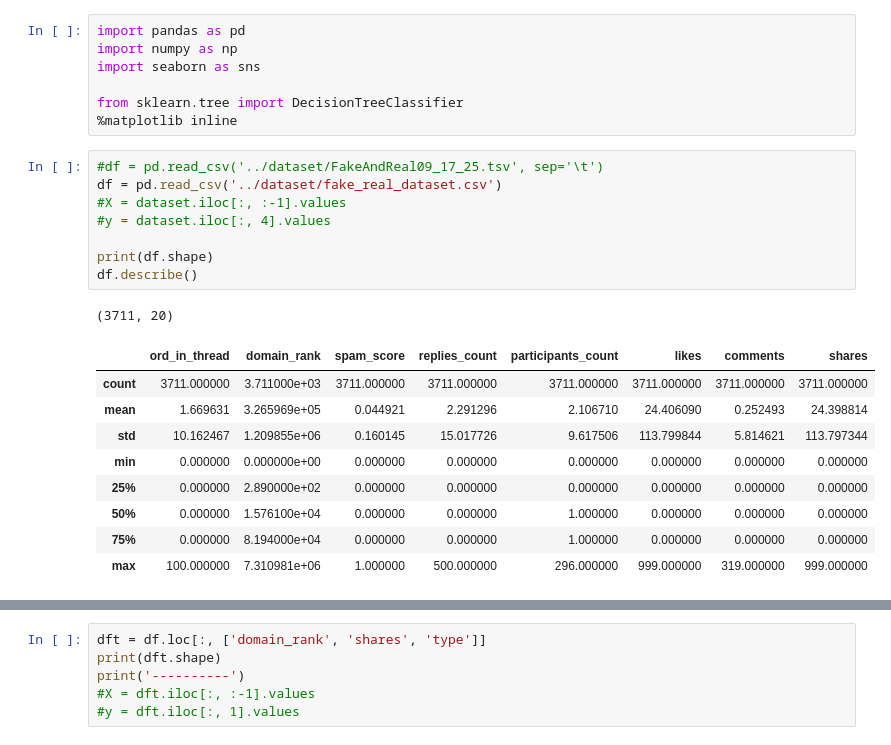
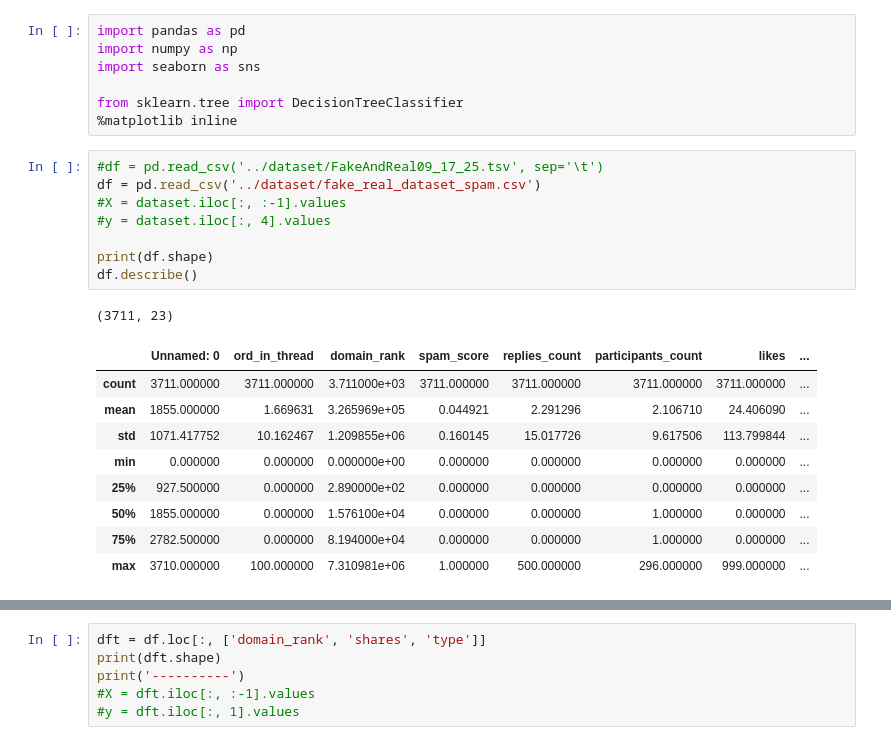
Before and after one commit to manojknit/MachineLearningModels, a Jupyter notebook: ClassificationModel/Decision-Tree_RandomForest_Logistic-Regression_FakeNews.ipynb, the cells around one changed output, grey strips where cells are left out. Cells and saved outputs as stored; diff of their text form.

```diff
--- a/ClassificationModel/Decision-Tree_RandomForest_Logistic-Regression_FakeNews.ipynb
+++ b/ClassificationModel/Decision-Tree_RandomForest_Logistic-Regression_FakeNews.ipynb
@@ -13,23 +58,23 @@ from sklearn.tree import DecisionTreeClassifier
 %matplotlib inline
 # %%
 #df = pd.read_csv('../dataset/FakeAndReal09_17_25.tsv', sep='\t')
-df = pd.read_csv('../dataset/fake_real_dataset.csv')
+df = pd.read_csv('../dataset/fake_real_dataset_spam.csv')
 #X = dataset.iloc[:, :-1].values
 #y = dataset.iloc[:, 4].values
 
 print(df.shape)
 df.describe()
 # %% [output]
-(3711, 20)
+(3711, 23)
-|  | ord_in_thread | domain_rank | spam_score | replies_count | participants_count | likes | comments | shares |
-| count | 3711.000000 | 3.711000e+03 | 3711.000000 | 3711.000000 | 3711.000000 | 3711.000000 | 3711.000000 | 3711.000000 |
-| mean | 1.669631 | 3.265969e+05 | 0.044921 | 2.291296 | 2.106710 | 24.406090 | 0.252493 | 24.398814 |
-| std | 10.162467 | 1.209855e+06 | 0.160145 | 15.017726 | 9.617506 | 113.799844 | 5.814621 | 113.797344 |
-| min | 0.000000 | 0.000000e+00 | 0.000000 | 0.000000 | 0.000000 | 0.000000 | 0.000000 | 0.000000 |
-| 25% | 0.000000 | 2.890000e+02 | 0.000000 | 0.000000 | 0.000000 | 0.000000 | 0.000000 | 0.000000 |
-| 50% | 0.000000 | 1.576100e+04 | 0.000000 | 0.000000 | 1.000000 | 0.000000 | 0.000000 | 0.000000 |
-| 75% | 0.000000 | 8.194000e+04 | 0.000000 | 0.000000 | 1.000000 | 0.000000 | 0.000000 | 0.000000 |
-| max | 100.000000 | 7.310981e+06 | 1.000000 | 500.000000 | 296.000000 | 999.000000 | 319.000000 | 999.000000 |
+|  | Unnamed: 0 | ord_in_thread | domain_rank | spam_score | replies_count | participants_count | likes | ... |
+| count | 3711.000000 | 3711.000000 | 3.711000e+03 | 3711.000000 | 3711.000000 | 3711.000000 | 3711.000000 | ... |
+| mean | 1855.000000 | 1.669631 | 3.265969e+05 | 0.044921 | 2.291296 | 2.106710 | 24.406090 | ... |
+| std | 1071.417752 | 10.162467 | 1.209855e+06 | 0.160145 | 15.017726 | 9.617506 | 113.799844 | ... |
+| min | 0.000000 | 0.000000 | 0.000000e+00 | 0.000000 | 0.000000 | 0.000000 | 0.000000 | ... |
+| 25% | 927.500000 | 0.000000 | 2.890000e+02 | 0.000000 | 0.000000 | 0.000000 | 0.000000 | ... |
+| 50% | 1855.000000 | 0.000000 | 1.576100e+04 | 0.000000 | 0.000000 | 1.000000 | 0.000000 | ... |
+| 75% | 2782.500000 | 0.000000 | 8.194000e+04 | 0.000000 | 0.000000 | 1.000000 | 0.000000 | ... |
+| max | 3710.000000 | 100.000000 | 7.310981e+06 | 1.000000 | 500.000000 | 296.000000 | 999.000000 | ... |
 # %%
 df.head()
 # %% [output]
```
Also changed, not shown: parts of 7 cells of this notebook, 1 other file.
